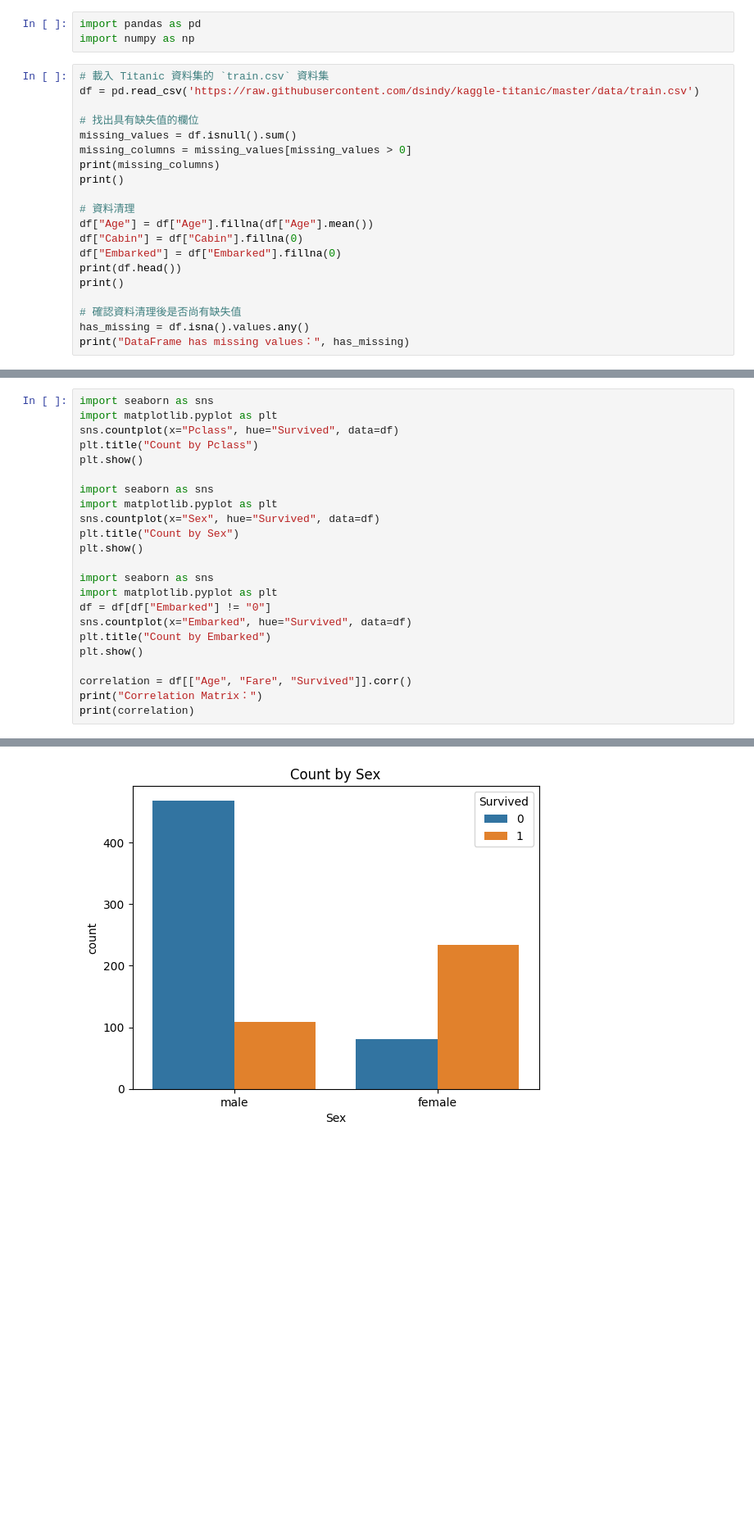
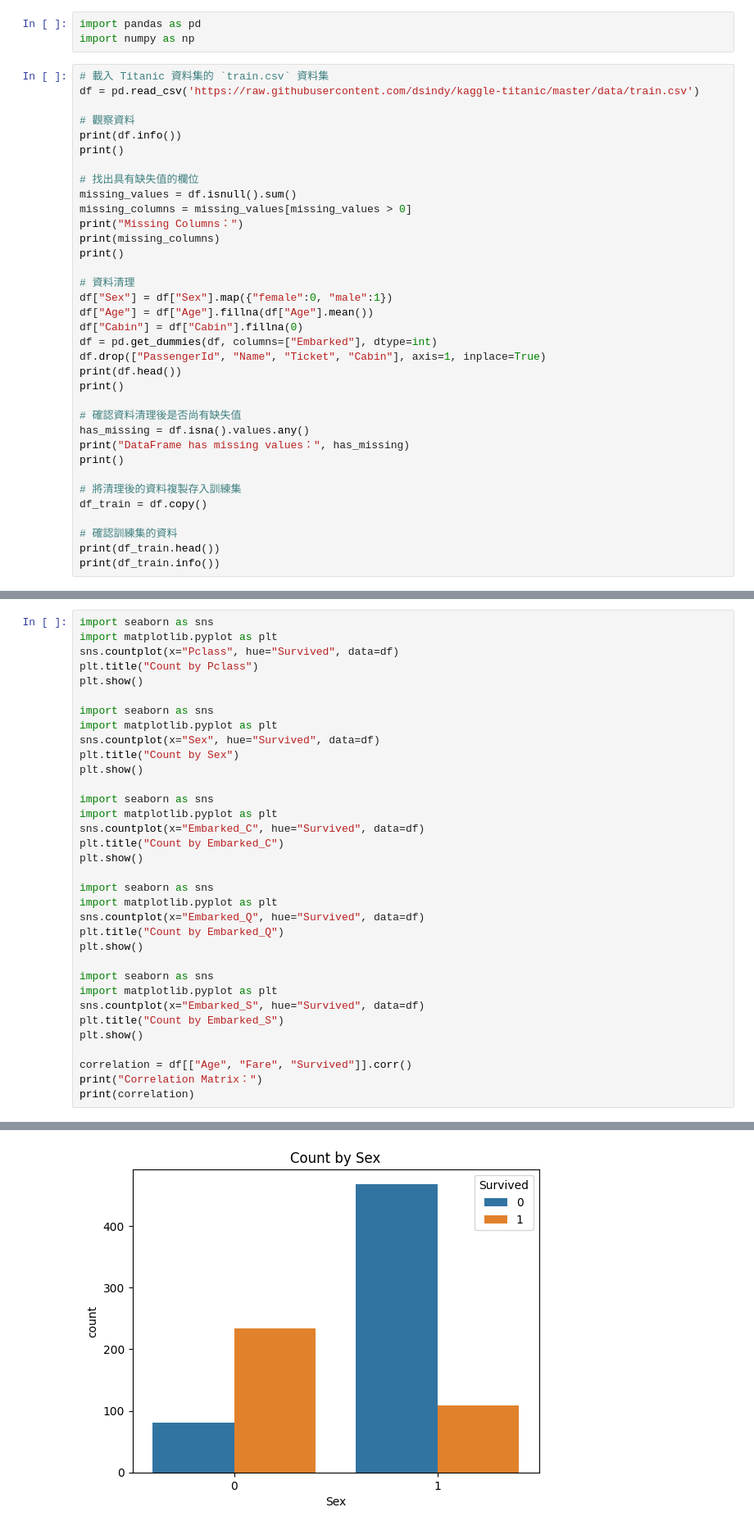
Before and after one commit to ckwei379/titanic-analysis, a Jupyter notebook: 專題實作_01：鐵達尼號存活預測.ipynb, the cells around one changed output, grey strips where cells are left out. Shown at 82% size. Cells and saved outputs as stored; diff of their text form; blank space fills up the shorter version.

```diff
--- a/專題實作_01：鐵達尼號存活預測.ipynb
+++ b/專題實作_01：鐵達尼號存活預測.ipynb
@@ -11,20 +11,35 @@ import numpy as np
 # 載入 Titanic 資料集的 `train.csv` 資料集
 df = pd.read_csv('https://raw.githubusercontent.com/dsindy/kaggle-titanic/master/data/train.csv')
 
+# 觀察資料
+print(df.info())
+print()
+
 # 找出具有缺失值的欄位
 missing_values = df.isnull().sum()
 missing_columns = missing_values[missing_values > 0]
+print("Missing Columns：")
 print(missing_columns)
 print()
 
 # 資料清理
+df["Sex"] = df["Sex"].map({"female":0, "male":1})
 df["Age"] = df["Age"].fillna(df["Age"].mean())
 df["Cabin"] = df["Cabin"].fillna(0)
-df["Embarked"] = df["Embarked"].fillna(0)
+df = pd.get_dummies(df, columns=["Embarked"], dtype=int)
+df.drop(["PassengerId", "Name", "Ticket", "Cabin"], axis=1, inplace=True)
 print(df.head())
 print()
 
 # 確認資料清理後是否尚有缺失值
 has_missing = df.isna().values.any()
 print("DataFrame has missing values：", has_missing)
+print()
+
+# 將清理後的資料複製存入訓練集
+df_train = df.copy()
+
+# 確認訓練集的資料
+print(df_train.head())
+print(df_train.info())
 # %% [output]
@@ -48,26 +63,37 @@ DataFrame has missing values： False
 # %%
 import seaborn as sns
 import matplotlib.pyplot as plt
 sns.countplot(x="Pclass", hue="Survived", data=df)
 plt.title("Count by Pclass")
 plt.show()
 
 import seaborn as sns
 import matplotlib.pyplot as plt
 sns.countplot(x="Sex", hue="Survived", data=df)
 plt.title("Count by Sex")
 plt.show()
 
 import seaborn as sns
 import matplotlib.pyplot as plt
-df = df[df["Embarked"] != "0"]
-sns.countplot(x="Embarked", hue="Survived", data=df)
-plt.title("Count by Embarked")
+sns.countplot(x="Embarked_C", hue="Survived", data=df)
+plt.title("Count by Embarked_C")
+plt.show()
+
+import seaborn as sns
+import matplotlib.pyplot as plt
+sns.countplot(x="Embarked_Q", hue="Survived", data=df)
+plt.title("Count by Embarked_Q")
+plt.show()
+
+import seaborn as sns
+import matplotlib.pyplot as plt
+sns.countplot(x="Embarked_S", hue="Survived", data=df)
+plt.title("Count by Embarked_S")
 plt.show()
 
 correlation = df[["Age", "Fare", "Survived"]].corr()
 print("Correlation Matrix：")
 print(correlation)
 # %% [output]
 [figure]
-[figure, old version]
+[figure, new version]
```
Also changed, not shown: parts of 3 cells of this notebook.
